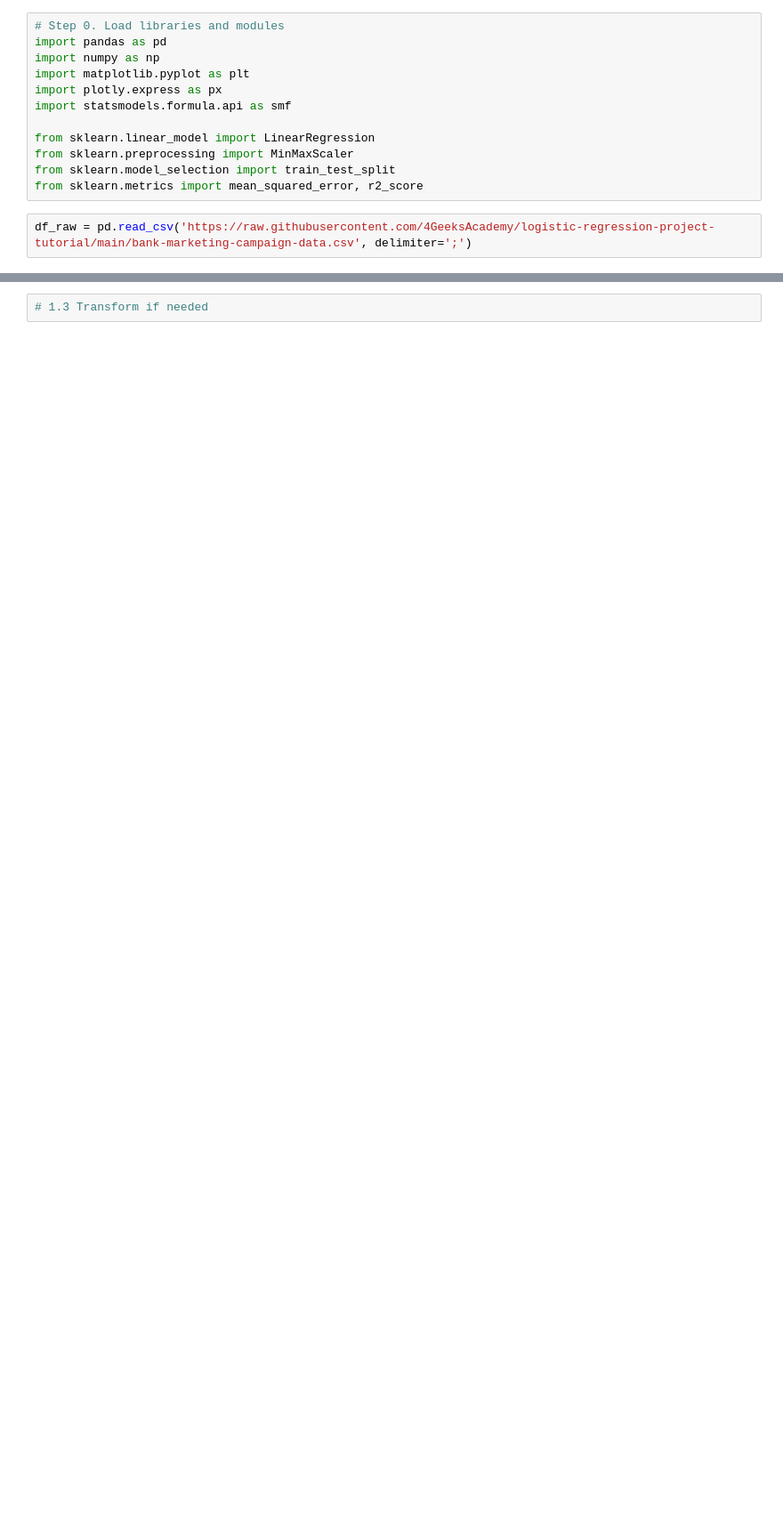
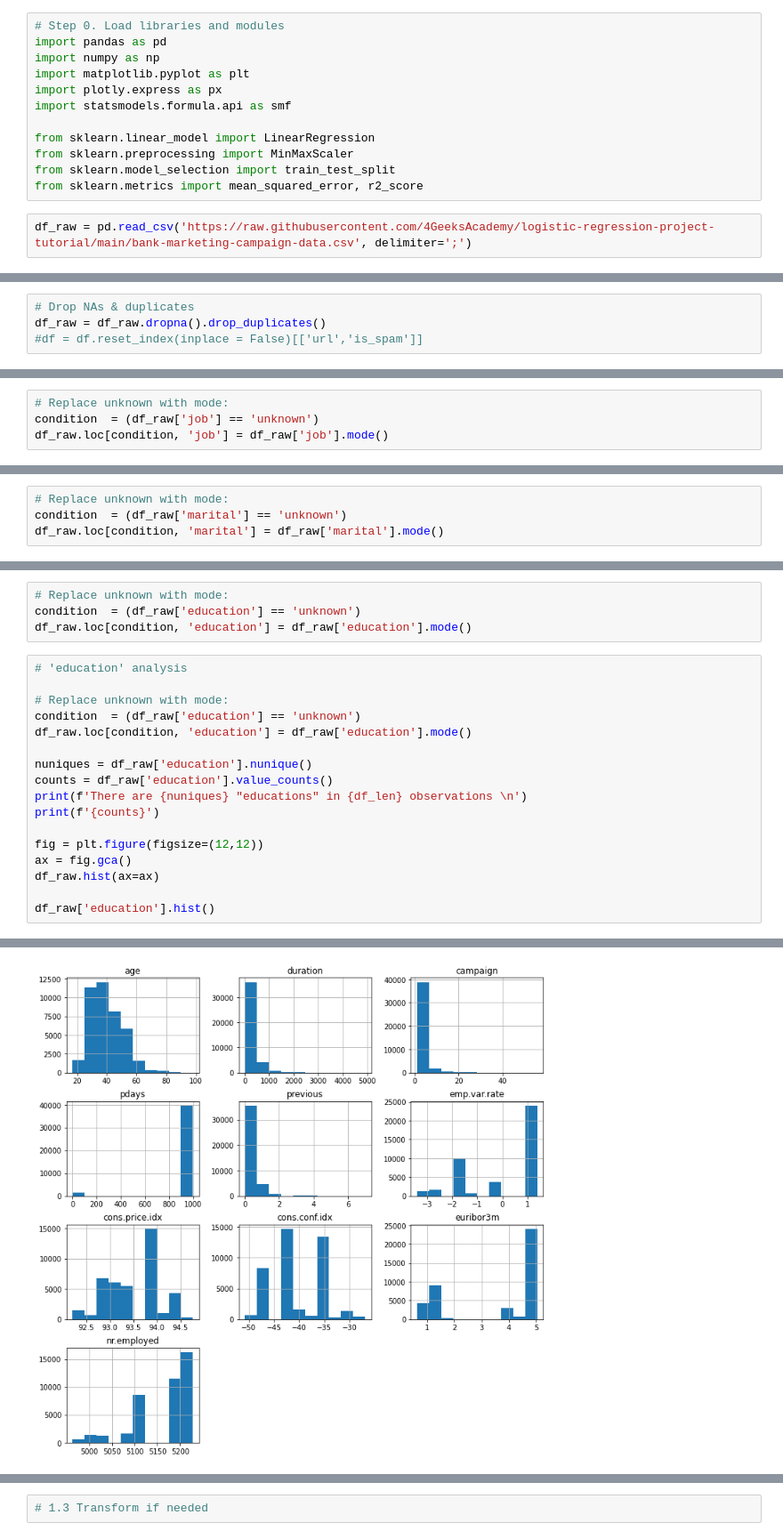
Before and after one commit to jgayosof/logistic-regression-project-tutorial, a Jupyter notebook: src/Sample_Steps.ipynb, the cells around one changed output, grey strips where cells are left out. Shown at 89% size. Saved outputs shown, nothing was run; the diff lists cells and outputs as text; blank space fills up the shorter version.

```diff
--- a/src/Sample_Steps.ipynb
+++ b/src/Sample_Steps.ipynb
@@ -73,0 +118,4 @@ memory usage: 6.6+ MB
+# %%
+# Drop NAs & duplicates
+df_raw = df_raw.dropna().drop_duplicates()
+#df = df.reset_index(inplace = False)[['url','is_spam']]
@@ -73,0 +131,4 @@ memory usage: 6.6+ MB
+# %%
+# Replace unknown with mode:
+condition  = (df_raw['job'] == 'unknown')
+df_raw.loc[condition, 'job'] = df_raw['job'].mode()
@@ -73,0 +156,4 @@ memory usage: 6.6+ MB
+# %%
+# Replace unknown with mode:
+condition  = (df_raw['marital'] == 'unknown')
+df_raw.loc[condition, 'marital'] = df_raw['marital'].mode()
@@ -73,0 +173,22 @@ memory usage: 6.6+ MB
+# %%
+# Replace unknown with mode:
+condition  = (df_raw['education'] == 'unknown')
+df_raw.loc[condition, 'education'] = df_raw['education'].mode()
+# %%
+# 'education' analysis
+
+# Replace unknown with mode:
+condition  = (df_raw['education'] == 'unknown')
+df_raw.loc[condition, 'education'] = df_raw['education'].mode()
+
+nuniques = df_raw['education'].nunique()
+counts = df_raw['education'].value_counts()
+print(f'There are {nuniques} "educations" in {df_len} observations \n')
+print(f'{counts}')
+
+fig = plt.figure(figsize=(12,12))
+ax = fig.gca()
+df_raw.hist(ax=ax)
+
+df_raw['education'].hist()
+# %% [output]
@@ -73,0 +206 @@ memory usage: 6.6+ MB
+[figure, added]
```
Also changed, not shown: parts of 15 cells of this notebook.
